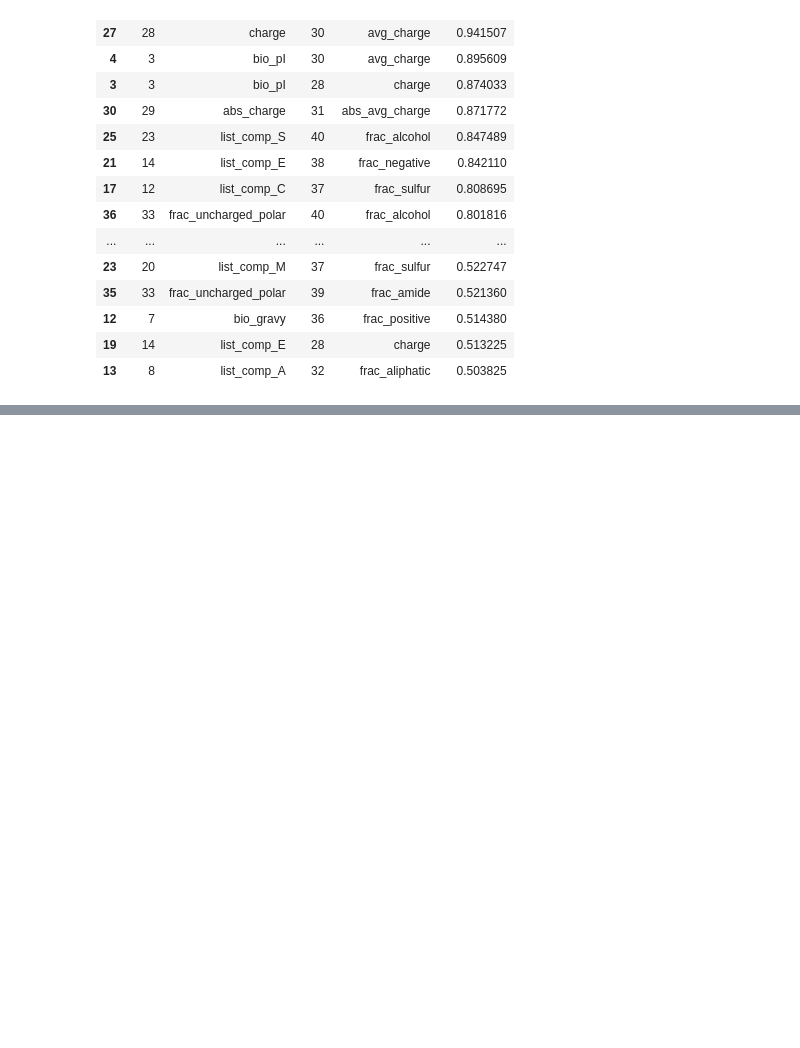
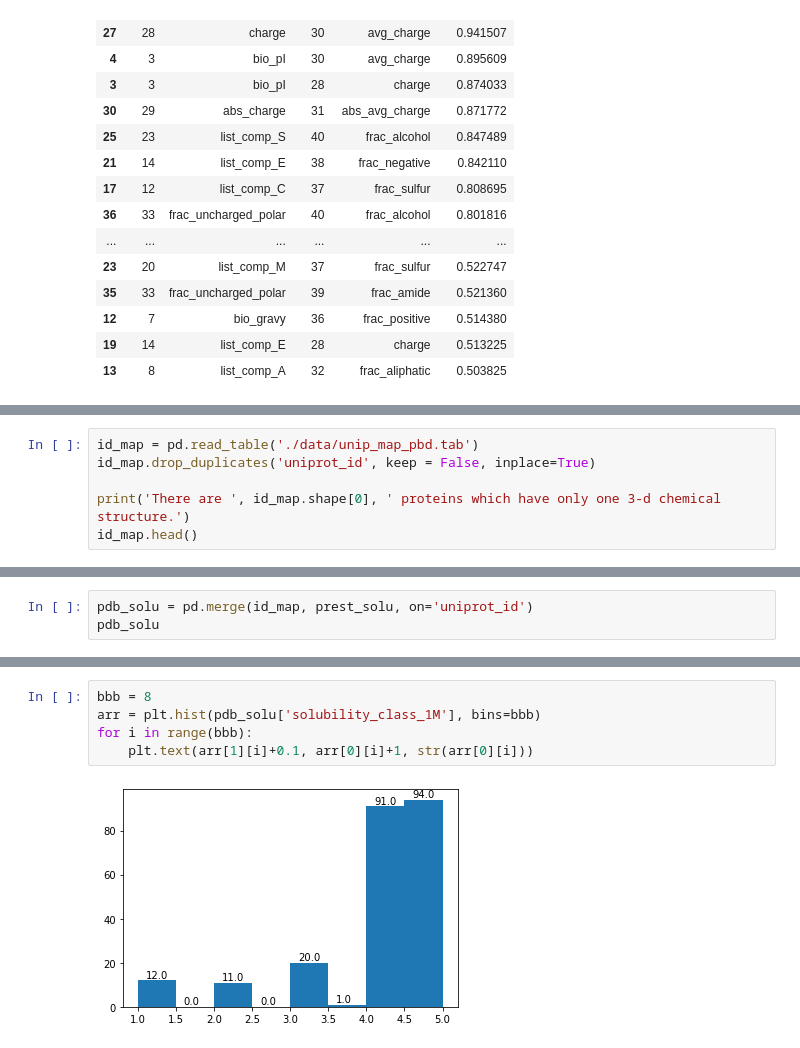
Before and after one commit to NYXFLOWER/UPSR, a Jupyter notebook: Data Pre-analysis.ipynb, the cells around one changed output, grey strips where cells are left out. Cells and saved outputs as stored; diff of their text form; blank space fills up the shorter version.

```diff
--- a/Data Pre-analysis.ipynb
+++ b/Data Pre-analysis.ipynb
@@ -100,0 +129,6 @@ corr_top.sort_values(by=['corr_score'], inplace=True, ascending=False)
+# %%
+id_map = pd.read_table('./data/unip_map_pbd.tab')
+id_map.drop_duplicates('uniprot_id', keep = False, inplace=True)
+
+print('There are ', id_map.shape[0], ' proteins which have only one 3-d chemical structure.')
+id_map.head()
@@ -100,0 +143,3 @@ corr_top.sort_values(by=['corr_score'], inplace=True, ascending=False)
+# %%
+pdb_solu = pd.merge(id_map, prest_solu, on='uniprot_id')
+pdb_solu
@@ -100,0 +165,7 @@ corr_top.sort_values(by=['corr_score'], inplace=True, ascending=False)
+# %%
+bbb = 8
+arr = plt.hist(pdb_solu['solubility_class_1M'], bins=bbb)
+for i in range(bbb):
+    plt.text(arr[1][i]+0.1, arr[0][i]+1, str(arr[0][i]))
+# %% [output]
+[figure, added]
```
Also changed, not shown: parts of 6 cells of this notebook, 5 other files.
